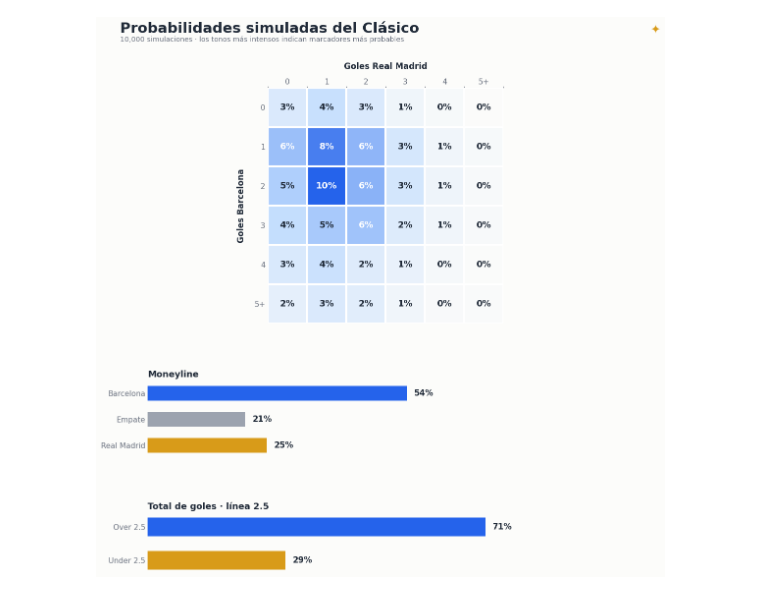
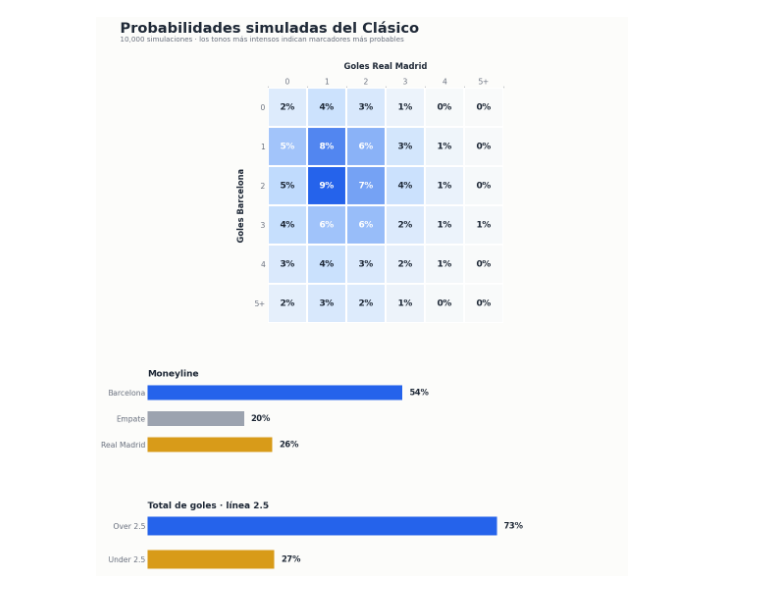
Before and after one commit to venomio5/data-analytics-portfolio, a Jupyter notebook: modelo-prediccion-futbol/03_research/05_monte_carlo_&_odds.ipynb, the cells around one changed output. Saved outputs shown, nothing was run; the diff lists cells and outputs as text; code cells hidden in the pictures.

```diff
--- a/modelo-prediccion-futbol/03_research/05_monte_carlo_&_odds.ipynb
+++ b/modelo-prediccion-futbol/03_research/05_monte_carlo_&_odds.ipynb
@@ -110,8 +126,8 @@ assert booster.feature_names == EXPECTED_FEATURES
 clasico_context = context[context["match_id"] == MATCH_ID].sort_values("first_segment_id")
 meta = clasico_context.iloc[0]
 first_segment = segments.sort_values("segment_id").iloc[0]
-HOME_FR_START = first_segment["teamA_fr_rag"] / first_segment["minutes_played"] * 90
-AWAY_FR_START = first_segment["teamB_fr_rag"] / first_segment["minutes_played"] * 90
+HOME_FR_START = float(first_segment["teamA_fr_rag"] / first_segment["minutes_played"] * 90)
+AWAY_FR_START = float(first_segment["teamB_fr_rag"] / first_segment["minutes_played"] * 90)
 
 def category_text(value):
     value = float(value)
@@ -151,8 +167,7 @@ def scenario_frame(is_home, fr_rag90, state=0.0, player_dif=0.0, segment=1):
 
 home_kickoff = float(contextual_prediction(scenario_frame(True, HOME_FR_START))[0])
 away_kickoff = float(contextual_prediction(scenario_frame(False, AWAY_FR_START))[0])
-assert np.isclose(home_kickoff, 1.8924, atol=0.002)
-assert np.isclose(away_kickoff, 1.3843, atol=0.002)
+assert home_kickoff > 0 and away_kickoff > 0
 # %%
 STATES = [-1.5, -0.5, 0.0, 0.5, 1.5]
 PLAYER_DIFFS = [-1.5, -0.5, 0.0, 0.5, 1.5]
@@ -171,27 +186,12 @@ for side, is_home in [("home", True), ("away", False)]:
 assert np.isclose(HOME_FR_START * context_multiplier["home"][(0.0, 0.0, 1)], home_kickoff)
 assert np.isclose(AWAY_FR_START * context_multiplier["away"][(0.0, 0.0, 1)], away_kickoff)
 # %%
-with open(DATA_DIR / "rhythm_model.pkl", "rb") as file:
-    rhythm_model = pickle.load(file)
-with open(DATA_DIR / "fatigue_model.pkl", "rb") as file:
-    fatigue_model = pickle.load(file)
-
-def adjusted_coef(mode, coef, feature, model):
-    coef = 0.0 if pd.isna(coef) else float(coef)
-    feature = 0.0 if pd.isna(feature) else float(feature)
-    design = dmatrix(
-        f"bs({mode}, df=5, degree=3, include_intercept=False, lower_bound=0.0, upper_bound=1.0)",
-        {mode: [feature]}, return_type="dataframe",
-    )
-    return coef + float(model.predict(design)[0])
-
+rhythm_artifact = load_model(DATA_DIR / "rhythm_model.pkl")
+fatigue_artifact = load_model(DATA_DIR / "fatigue_model.pkl")
 player_rows = clasico.set_index("player_id")
-player_strength = {}
-for player_id, row in player_rows.iterrows():
-    player_strength[player_id] = {
-        "off": adjusted_coef("rhythm", row["off_xg_coef"], row["rhythm"], rhythm_model),
-        "def": adjusted_coef("fatigue", row["def_xg_coef"], row["fatigue"], fatigue_model),
-    }
+off_90 = (player_rows["off_xg_coef"].fillna(0).to_numpy() + predict_model(rhythm_artifact, player_rows["rhythm"].fillna(0))) * 90
+def_90 = (player_rows["def_xg_coef"].fillna(0).to_numpy() + predict_model(fatigue_artifact, player_rows["fatigue"].fillna(0))) * 90
+player_strength = {player: {"off": float(off), "def": float(defense)} for player, off, defense in zip(player_rows.index, off_90, def_90)}
 
 STATUS_ORDER = ["trailing", "level", "leading"]
 TACTICAL_WEIGHTS = {
@@ -464,4 +429,13 @@ Antes de resumir las 10,000 corridas, veamos una completa. Se elige de forma obj
 # %%
+# Cada ejecucion elige al azar entre todas las simulaciones.
+representative_id = int(np.random.default_rng().choice(simulation["sim_id"].to_numpy()))
+representative = simulate_match(representative_id, trace=True)
+trace = representative["timeline"]
+
+assert trace["home_xg90"].nunique() > 1
+assert trace["away_xg90"].nunique() > 1
+assert trace["segment"].nunique() == 6
+
 fig, ax = plt.subplots(figsize=(15.5, 7.2))
 minutes = np.r_[0, trace["minute"].to_numpy()]
 home_cum = np.r_[0, trace["home_xg"].to_numpy()]
@@ -663,32 +600,31 @@ total_ax = fig.add_subplot(grid[2])
 draw_probability_bars(
     total_ax,
     total_probabilities,
     [BLUE, GOLD],
     "Total de goles · línea 2.5",
 )
 
 fig.suptitle(
     "Probabilidades simuladas del Clásico",
     x=0.08,
     y=0.985,
     ha="left",
     fontsize=21,
     fontweight="bold",
     color=INK,
 )
 fig.text(
     0.08,
     0.954,
     "10,000 simulaciones · los tonos más intensos indican marcadores más probables",
     fontsize=10.3,
     color=MUTED,
     ha="left",
 )
-fig.text(0.96, 0.982, "✦", fontsize=17, color=GOLD, ha="right", va="top")
 plt.show()
 
 repeat_a = simulate_match(137)
 repeat_b = simulate_match(137)
 assert repeat_a == repeat_b
 # %% [output]
-[figure, old version]
+[figure, new version]
```
Also changed, not shown: parts of 9 cells of this notebook, 9 other files.
